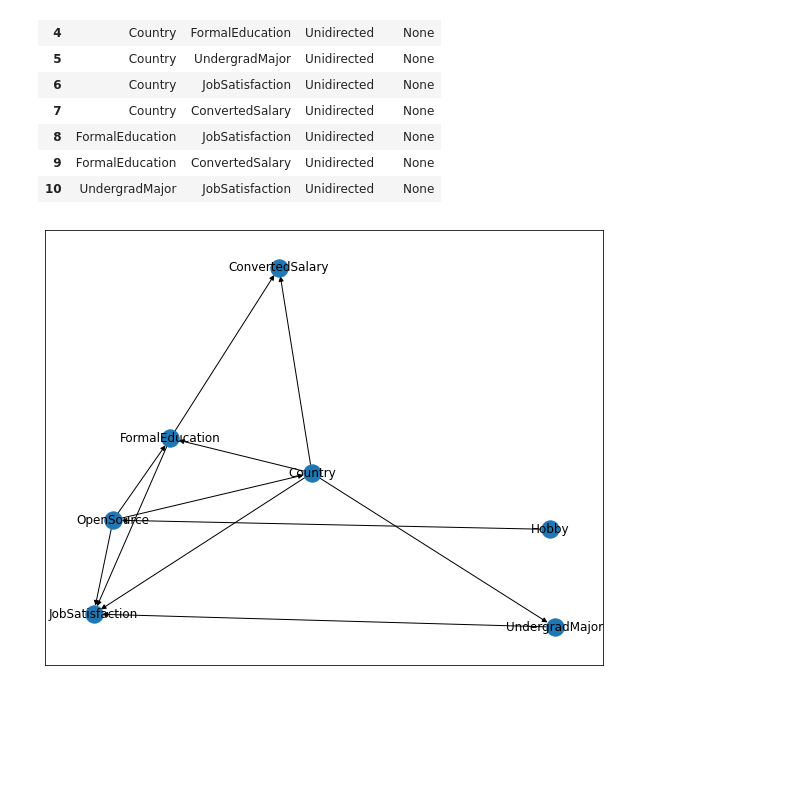
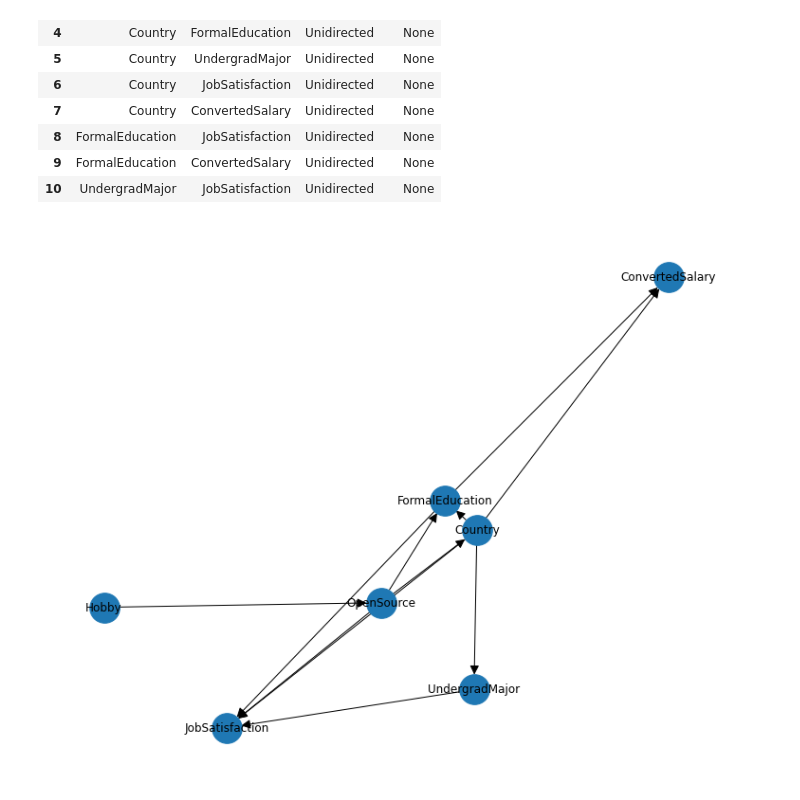
Before and after one commit to drchapman-17/faikr-bn, a Jupyter notebook: demo_V3.ipynb, the cells around one changed output. Cells and saved outputs as stored; diff of their text form; code cells hidden in the pictures; blank space fills up the shorter version.

```diff
--- a/demo_V3.ipynb
+++ b/demo_V3.ipynb
@@ -239,11 +224,17 @@ graph_table
 | 10 | UndergradMajor | JobSatisfaction | Unidirected | None |
 # %%
 import networkx as nx
+from pyvis.network import Network
 
 G = nx.from_pandas_edgelist(graph_table, source='Source', target='Target',create_using=nx.DiGraph())
-# G.nodes
+# net = Network(notebook=True, directed=True)
+# net.from_nx(G)
+# net.show('nx.html')
+pos={'Hobby':(0.5,10)
+     'JobSatisfaction':(4,0.5)
+ }
 plt.figure(figsize=(10,8))
-nx.draw_networkx(G, arrows=True )
+nx.draw(G, arrows=True, with_labels=True, node_size=1000, arrowsize=20, pos=pos )
 # print(G.edges())
 # %% [output]
-[figure, old version]
+[figure, new version]
```
Also changed, not shown: parts of 1 cell of this notebook.
